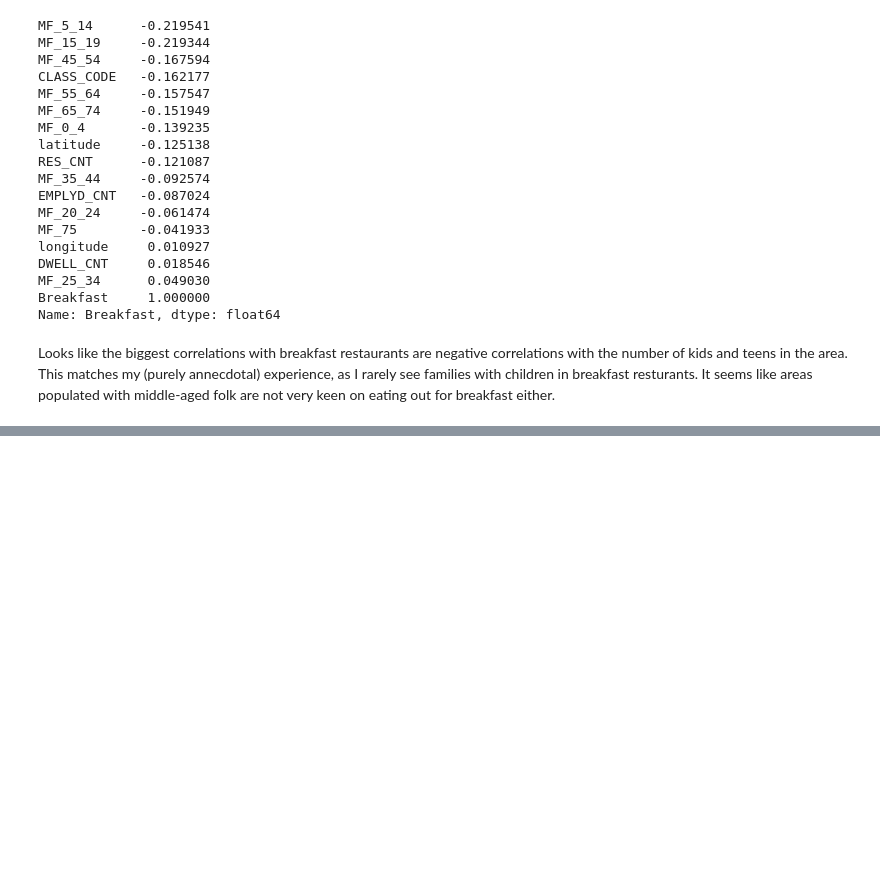
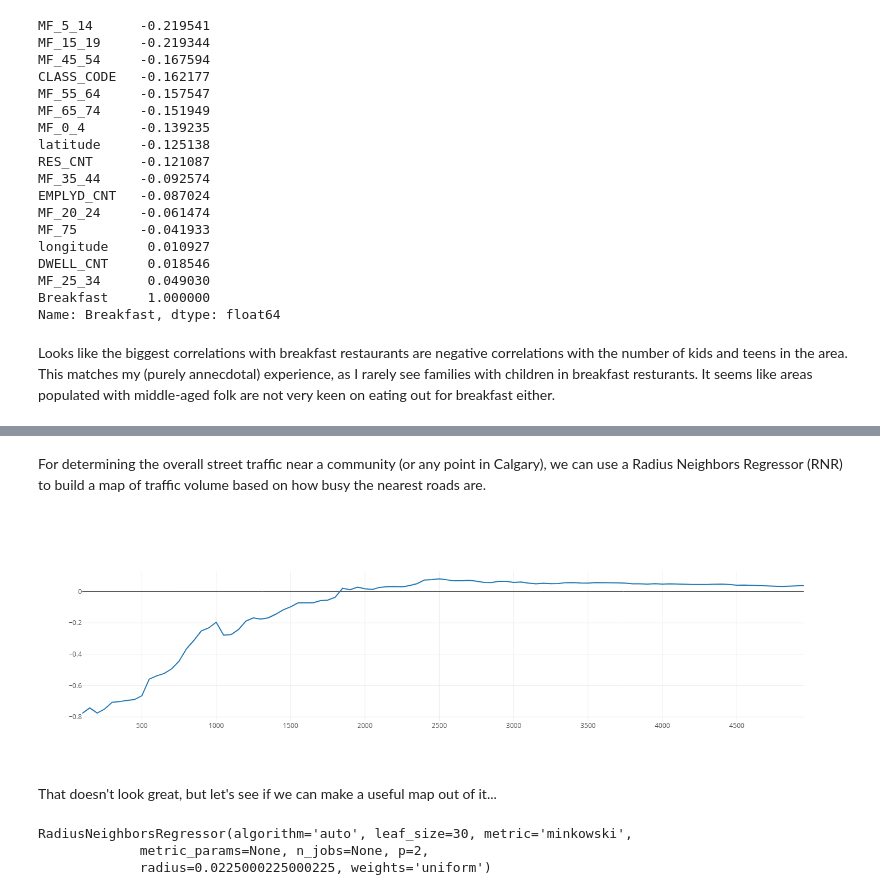
Before and after one commit to hexaguin/Coursera_Capstone, a Jupyter notebook: Breakfast-Locations.ipynb, the cells around one changed output, grey strips where cells are left out. Cells and saved outputs as stored; diff of their text form; code cells hidden in the pictures; blank space fills up the shorter version.

```diff
--- a/Breakfast-Locations.ipynb
+++ b/Breakfast-Locations.ipynb
@@ -304,0 +404,3 @@ py.iplot({'data': [breakfast_kids_trace, breakfast_teen_trace], 'layout': breakf
+# %%
+traffic_data = pd.read_csv('data/TrafficFlow2016_OpenData.csv')
+traffic_data.head()
@@ -304,0 +414,20 @@ py.iplot({'data': [breakfast_kids_trace, breakfast_teen_trace], 'layout': breakf
+# %%
+lats = []
+longs = []
+
+for index, row in traffic_data.iterrows():
+    lat = 0.0
+    long = 0.0
+    coords = row['the_geom'][18:-2].split(', ')
+    for coord in coords:
+        coord = coord.strip(')').strip('(')
+        lat += float(coord.split(' ')[0])
+        long += float(coord.split(' ')[1])
+    lat /= len(coords)
+    long /= len(coords)
+    lats.append(lat)
+    longs.append(long)
+
+traffic_data['Latitude'] = lats
+2500/111111['Longitude'] = longs
+traffic_data.head(10)
@@ -304,0 +446,30 @@ py.iplot({'data': [breakfast_kids_trace, breakfast_teen_trace], 'layout': breakf
+# %% [markdown]
+For determining the overall street traffic near a community (or any point in Calgary), we can use a Radius Neighbors Regressor (RNR) to build a map of traffic volume based on how busy the nearest roads are.
+# %%
+from sklearn.neighbors import RadiusNeighborsRegressor
+from sklearn.model_selection import train_test_split
+radius = 2000.0/111111 # 2000 meters divided by 111111 m/degree in lat-long
+traffic_X = traffic_data[['Longitude', 'Latitude']].values
+traffic_y = traffic_data['VOLUME']
+radius_range = range(100, 5000, 50)
+scores = []
+for r in radius_range:
+    radius = r/111111 # 2000 meters divided by 111111 m/degree in lat-long
+    traffic_X_train, traffic_X_test, traffic_y_train, traffic_y_test = train_test_split(traffic_X, traffic_y, test_size=0.33, random_state=42)
+    traffic_neigh = RadiusNeighborsRegressor(radius=radius)
+    traffic_neigh.fit(traffic_X_train, traffic_y_train)
+    scores.append(traffic_neigh.score(traffic_X_test, traffic_y_test))
+# %%
+neigh_r_scatter_trace = go.Scatter(x=list(radius_range), y = scores)
+py.iplot([neigh_r_scatter_trace])
+# %% [output]
+[figure, added]
+# %% [markdown]
+That doesn't look great, but let's see if we can make a useful map out of it...
+# %%
+traffic_neigh = traffic_neigh = RadiusNeighborsRegressor(radius = 2500/111111)
+traffic_neigh.fit(traffic_X, traffic_y)
+# %% [output]
+RadiusNeighborsRegressor(algorithm='auto', leaf_size=30, metric='minkowski',
+             metric_params=None, n_jobs=None, p=2,
+             radius=0.0225000225000225, weights='uniform')
```
Also changed, not shown: parts of 38 cells of this notebook, 12 other files.
